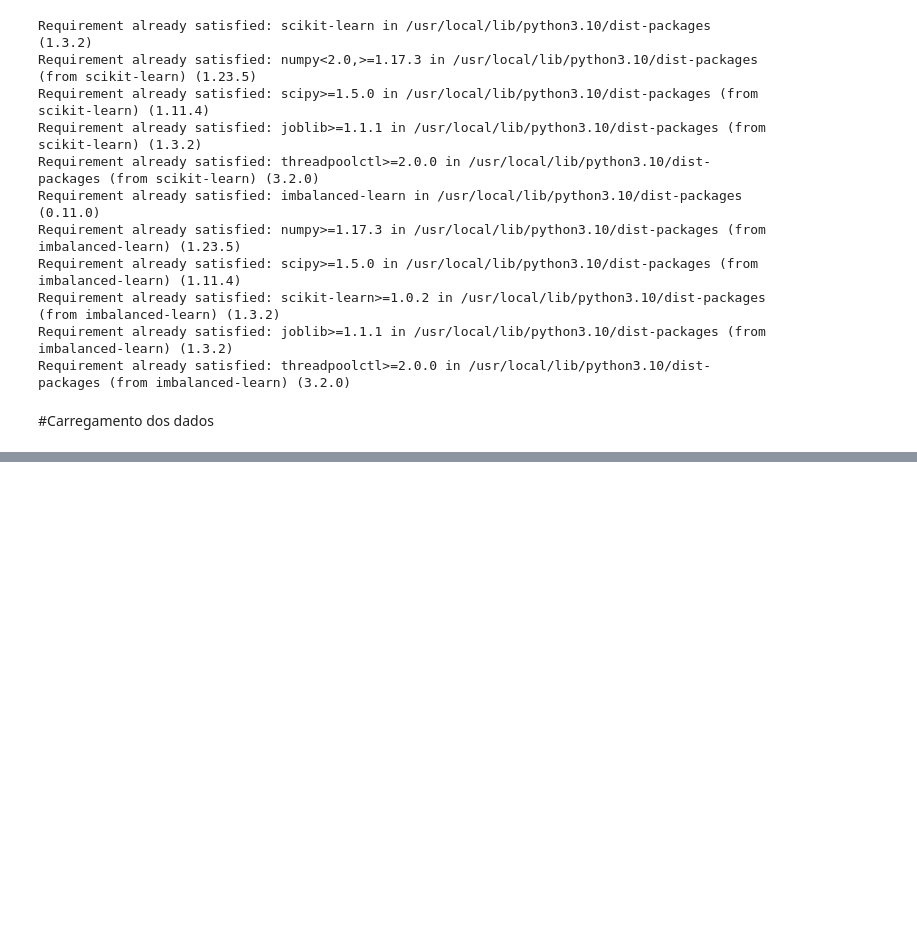
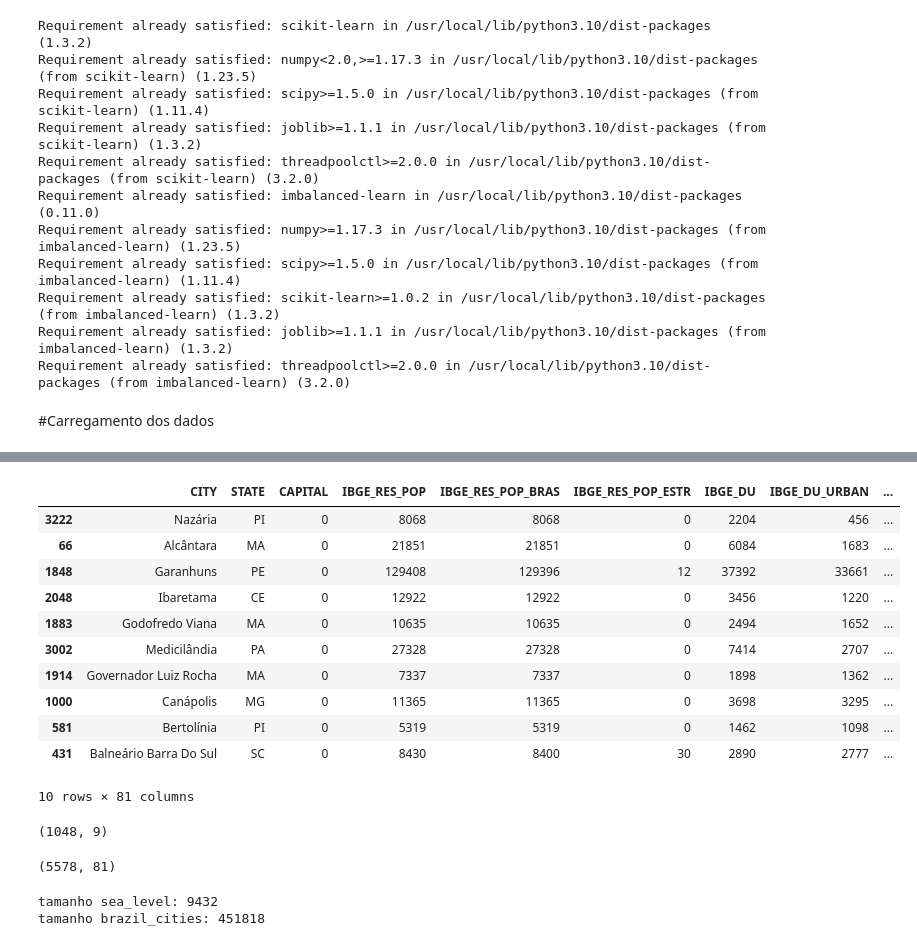
Before and after one commit to castrokelly/eEDB-001-2023-4, a Jupyter notebook: Cidades_Submersas.ipynb, the cells around one changed output, grey strips where cells are left out. Cells and saved outputs as stored; diff of their text form; code cells hidden in the pictures; blank space fills up the shorter version.

```diff
--- a/Cidades_Submersas.ipynb
+++ b/Cidades_Submersas.ipynb
@@ -154,0 +68,2 @@ plt.show()
+# %%
+brazil_cities = pd.read_csv('/content/BRAZIL_CITIES_REV2022.CSV', encoding='utf-8', sep=',')
@@ -154,0 +172,28 @@ plt.show()
+# %%
+brazil_cities.sample(10)
+# %% [output]
+|  | CITY | STATE | CAPITAL | IBGE_RES_POP | IBGE_RES_POP_BRAS | IBGE_RES_POP_ESTR | IBGE_DU | IBGE_DU_URBAN | ... |
+| 3222 | Nazária | PI | 0 | 8068 | 8068 | 0 | 2204 | 456 | ... |
+| 66 | Alcântara | MA | 0 | 21851 | 21851 | 0 | 6084 | 1683 | ... |
+| 1848 | Garanhuns | PE | 0 | 129408 | 129396 | 12 | 37392 | 33661 | ... |
+| 2048 | Ibaretama | CE | 0 | 12922 | 12922 | 0 | 3456 | 1220 | ... |
+| 1883 | Godofredo Viana | MA | 0 | 10635 | 10635 | 0 | 2494 | 1652 | ... |
+| 3002 | Medicilândia | PA | 0 | 27328 | 27328 | 0 | 7414 | 2707 | ... |
+| 1914 | Governador Luiz Rocha | MA | 0 | 7337 | 7337 | 0 | 1898 | 1362 | ... |
+| 1000 | Canápolis | MG | 0 | 11365 | 11365 | 0 | 3698 | 3295 | ... |
+| 581 | Bertolínia | PI | 0 | 5319 | 5319 | 0 | 1462 | 1098 | ... |
+| 431 | Balneário Barra Do Sul | SC | 0 | 8430 | 8400 | 30 | 2890 | 2777 | ... |
+10 rows × 81 columns
+# %%
+sea_level.shape
+# %% [output]
+(1048, 9)
+# %%
+brazil_cities.shape
+# %% [output]
+(5578, 81)
+# %%
+print("tamanho sea_level:",sea_level.size,"\ntamanho brazil_cities:",brazil_cities.size)
+# %% [output]
+tamanho sea_level: 9432
+tamanho brazil_cities: 451818
```
Also changed, not shown: parts of 48 cells of this notebook.
